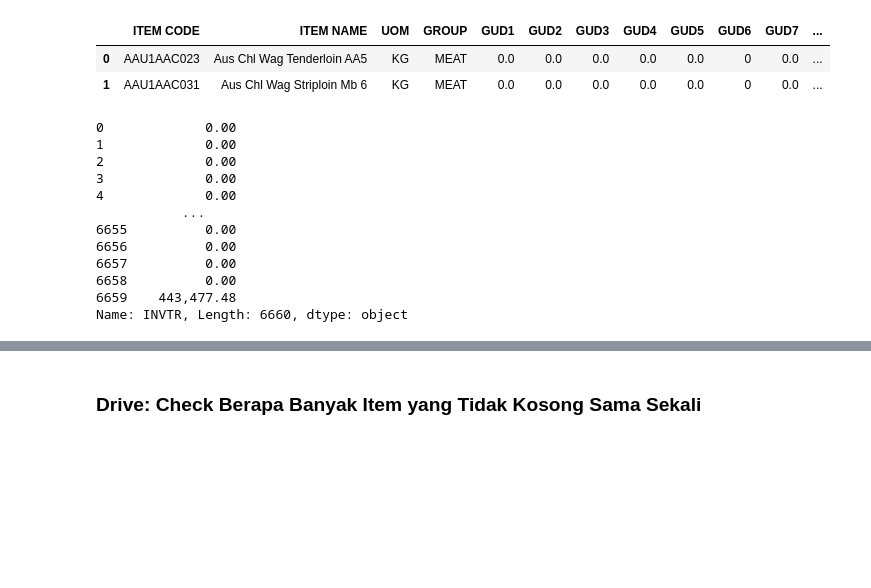
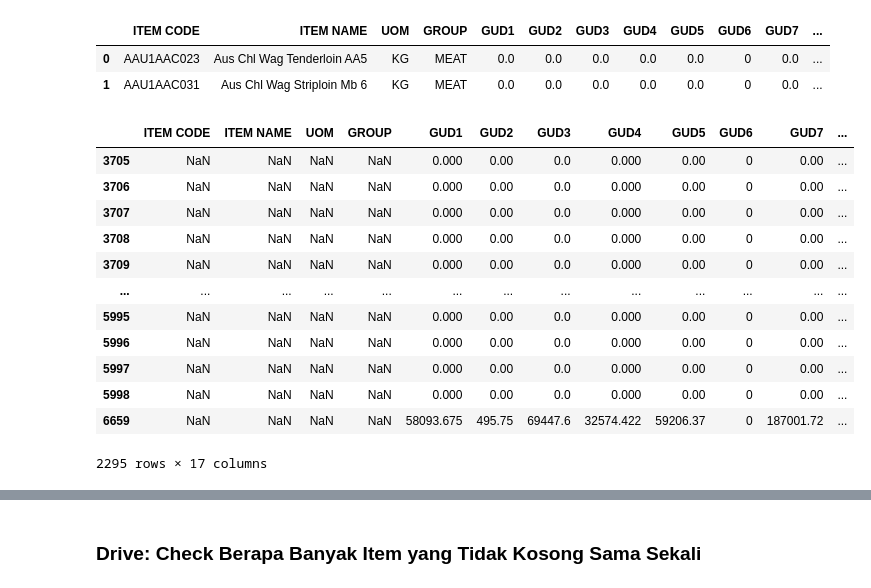
Before and after one commit to rayyanekaputra/automated_st_parser, a Jupyter notebook: parser.ipynb, the cells around one changed output, grey strips where cells are left out. Drawn from its saved outputs; the diff is of its cells as text; code cells hidden in the pictures; blank space fills up the shorter version.

```diff
--- a/parser.ipynb
+++ b/parser.ipynb
@@ -15,19 +17,22 @@ ds.head(2)
 # %%
-ds['INVTR'].replace(to_replace=',' ,value='', inplace=True)
-ds['INVTR']
+ds['INVTR'] = ds['INVTR'].str.replace(pat=",",repl="",regex=False)
+ds['SELISIH'] = ds['SELISIH'].str.replace(pat=",",repl="",regex=False)
-# %% [output]
-0             0.00
-1             0.00
-2             0.00
-3             0.00
-4             0.00
-           ...
-6655          0.00
-6656          0.00
-6657          0.00
-6658          0.00
-6659    443,477.48
-Name: INVTR, Length: 6660, dtype: object
+# %%
+ds[ds['SELISIH'] == "#VALUE!"]
+# %% [output]
+|  | ITEM CODE | ITEM NAME | UOM | GROUP | GUD1 | GUD2 | GUD3 | GUD4 | GUD5 | GUD6 | GUD7 | ... |
+| 3705 | NaN | NaN | NaN | NaN | 0.000 | 0.00 | 0.0 | 0.000 | 0.00 | 0 | 0.00 | ... |
+| 3706 | NaN | NaN | NaN | NaN | 0.000 | 0.00 | 0.0 | 0.000 | 0.00 | 0 | 0.00 | ... |
+| 3707 | NaN | NaN | NaN | NaN | 0.000 | 0.00 | 0.0 | 0.000 | 0.00 | 0 | 0.00 | ... |
+| 3708 | NaN | NaN | NaN | NaN | 0.000 | 0.00 | 0.0 | 0.000 | 0.00 | 0 | 0.00 | ... |
+| 3709 | NaN | NaN | NaN | NaN | 0.000 | 0.00 | 0.0 | 0.000 | 0.00 | 0 | 0.00 | ... |
+| ... | ... | ... | ... | ... | ... | ... | ... | ... | ... | ... | ... | ... |
+| 5995 | NaN | NaN | NaN | NaN | 0.000 | 0.00 | 0.0 | 0.000 | 0.00 | 0 | 0.00 | ... |
+| 5996 | NaN | NaN | NaN | NaN | 0.000 | 0.00 | 0.0 | 0.000 | 0.00 | 0 | 0.00 | ... |
+| 5997 | NaN | NaN | NaN | NaN | 0.000 | 0.00 | 0.0 | 0.000 | 0.00 | 0 | 0.00 | ... |
+| 5998 | NaN | NaN | NaN | NaN | 0.000 | 0.00 | 0.0 | 0.000 | 0.00 | 0 | 0.00 | ... |
+| 6659 | NaN | NaN | NaN | NaN | 58093.675 | 495.75 | 69447.6 | 32574.422 | 59206.37 | 0 | 187001.72 | ... |
+2295 rows × 17 columns
 # %%
 ds.astype(dtype = {
     "ITEM CODE": "object",
```
Also changed, not shown: parts of 12 cells of this notebook, 2 other files.
